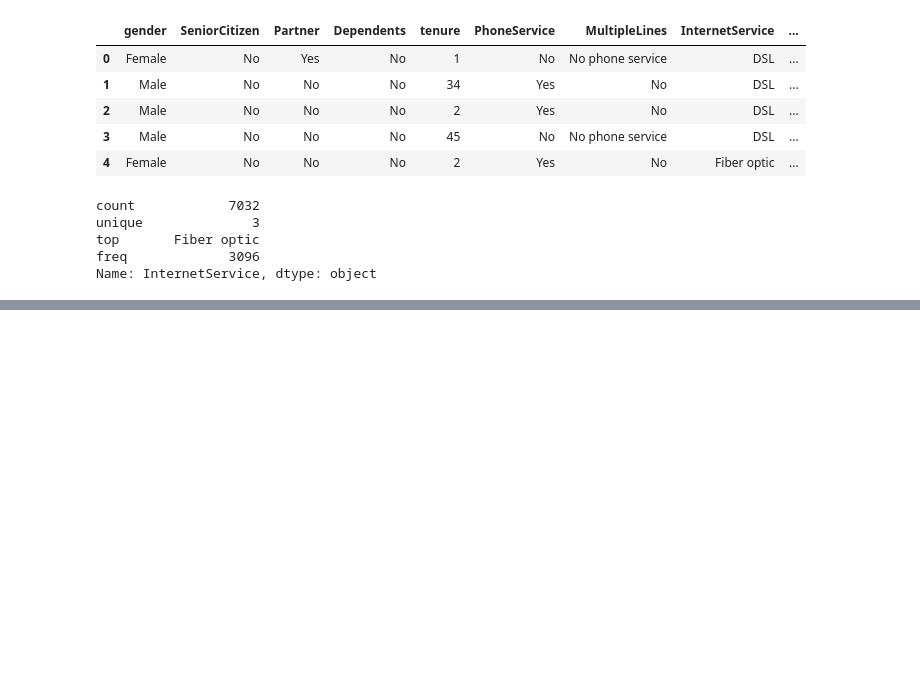
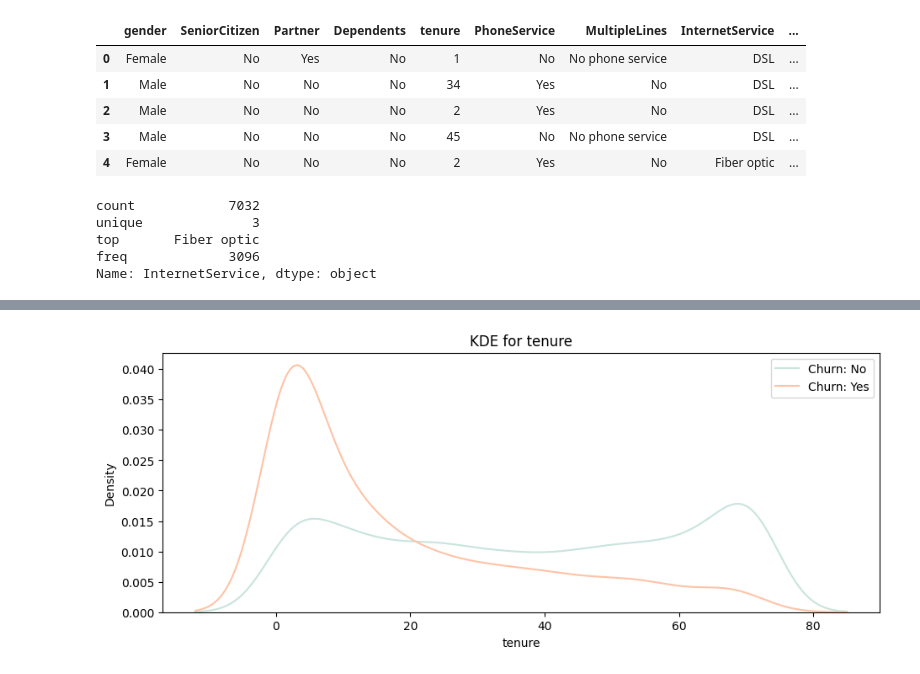
Before and after one commit to ss22aba/NEW, a Jupyter notebook: NEW_PROJECT.ipynb, the cells around one changed output, grey strips where cells are left out. Saved outputs shown, nothing was run; the diff lists cells and outputs as text; code cells hidden in the pictures; blank space fills up the shorter version.

```diff
--- a/NEW_PROJECT.ipynb
+++ b/NEW_PROJECT.ipynb
@@ -249,3 +252,14 @@ fig.update_layout(
 fig.show()
 # %% [output]
 [interactive output not drawn]
+# %%
+def numericalKde(feature):
+    plt.figure(figsize=(11, 4))
+    plt.title("KDE for {}".format(feature))
+    ax1 = sns.kdeplot(data[data['Churn']== 'No'][feature].dropna(), color = '#C9E4DE', label = 'Churn: No')
+    ax2 = sns.kdeplot(data[data['Churn']== 'Yes'][feature].dropna(), color = '#fec3a6', label = 'Churn: Yes')
+    plt.legend()
+# %%
+numericalKde('tenure')
+# %% [output]
+[figure, added]
```
Also changed, not shown: parts of 13 cells of this notebook.
